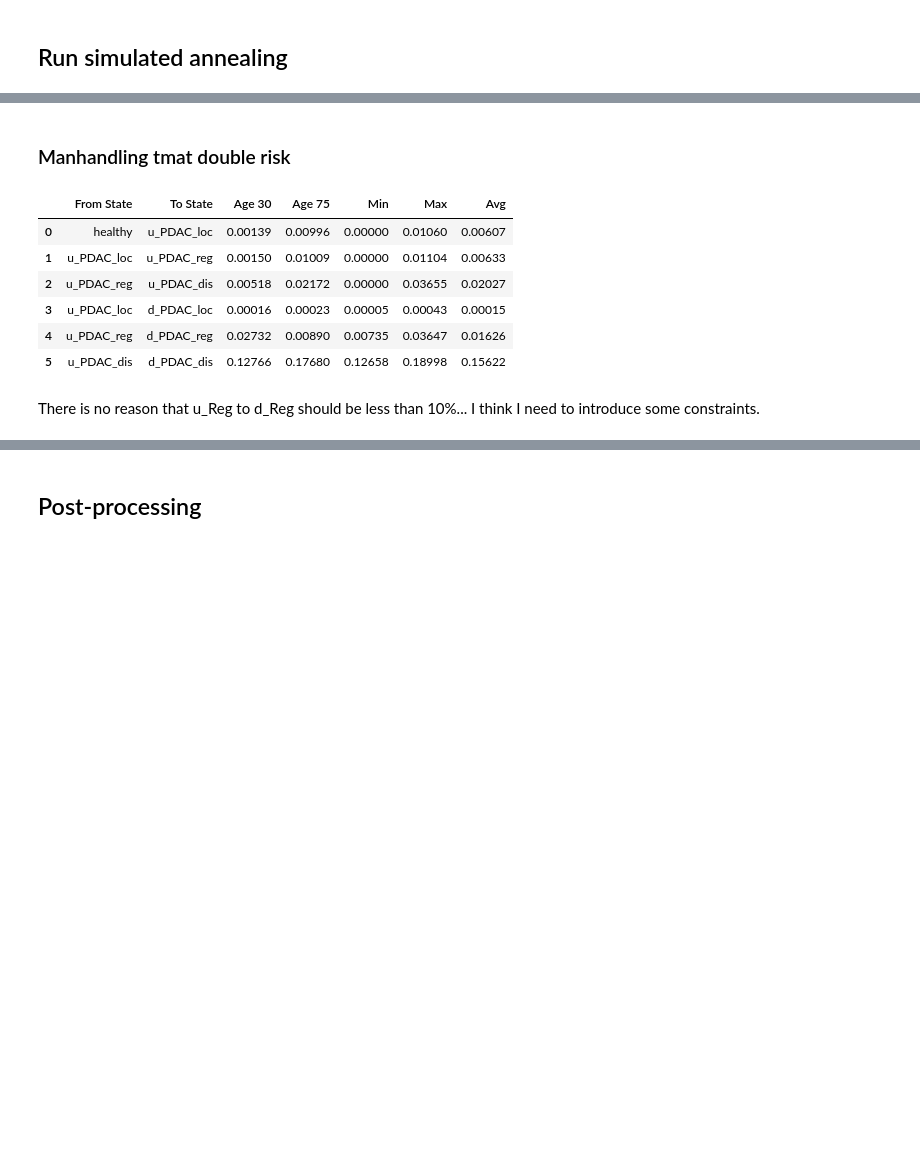
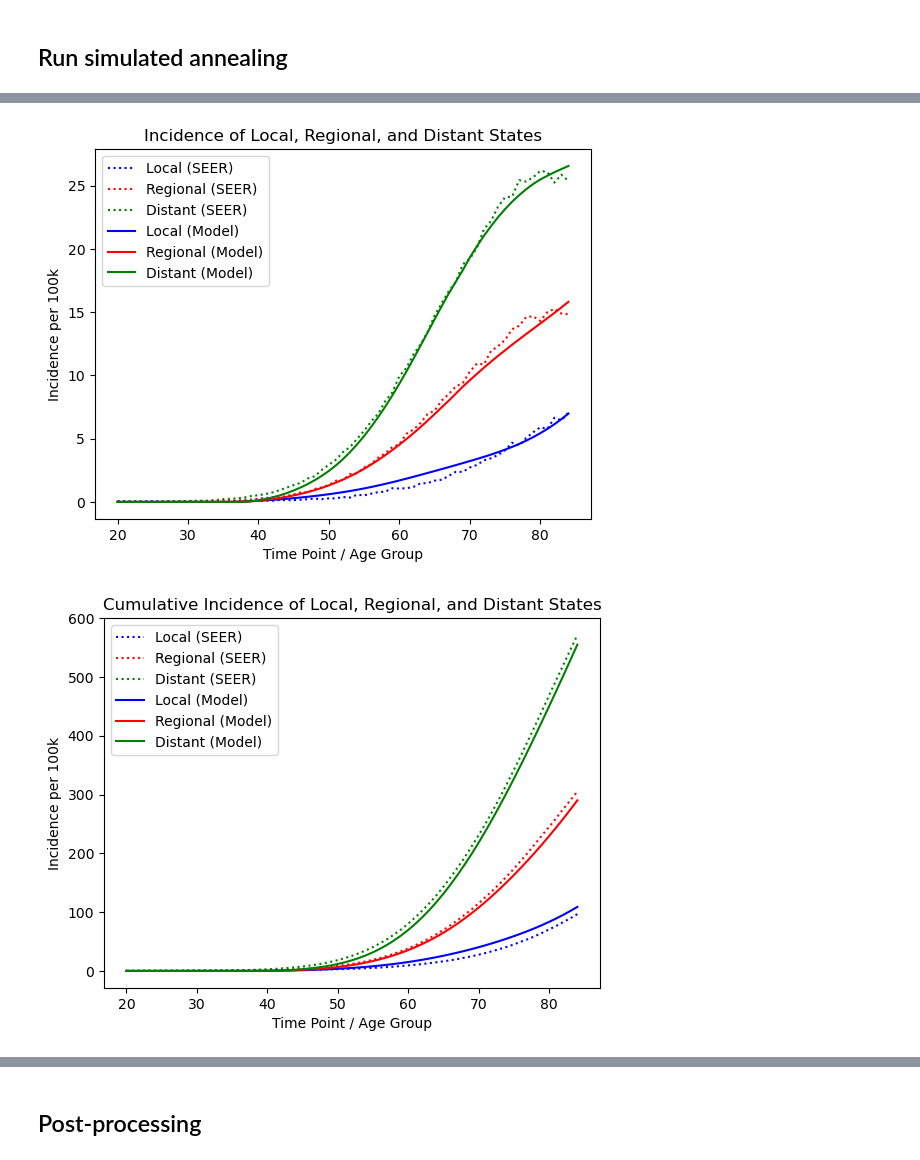
Before and after one commit to CUMC-HIRE/endpac-pancreatic-model, a Jupyter notebook: notebooks/pdac-calibration-age-1y.ipynb, the cells around one changed output, grey strips where cells are left out. Drawn from its saved outputs; the diff is of its cells as text; code cells hidden in the pictures; blank space fills up the shorter version.

Commit message:
pooled commit w/ working tmats

```diff
--- a/notebooks/pdac-calibration-age-1y.ipynb
+++ b/notebooks/pdac-calibration-age-1y.ipynb
@@ -405,2 +307,0 @@ np.save("../out/tmats/20241220_0723_tmat.npy", tmat_smoothed)
-# %% [markdown]
-### Manhandling tmat double risk
@@ -409,12 +307,0 @@ tmat = np.load("../out/double/tmats/20241226_1938_tmat.npy")
-# %%
-p.extract_transition_probs(tmat, type="treeage", metric="avg", age_range=c.ages_1y)
-# %% [output]
-|  | From State | To State | Age 30 | Age 75 | Min | Max | Avg |
-| 0 | healthy | u_PDAC_loc | 0.00139 | 0.00996 | 0.00000 | 0.01060 | 0.00607 |
-| 1 | u_PDAC_loc | u_PDAC_reg | 0.00150 | 0.01009 | 0.00000 | 0.01104 | 0.00633 |
-| 2 | u_PDAC_reg | u_PDAC_dis | 0.00518 | 0.02172 | 0.00000 | 0.03655 | 0.02027 |
-| 3 | u_PDAC_loc | d_PDAC_loc | 0.00016 | 0.00023 | 0.00005 | 0.00043 | 0.00015 |
-| 4 | u_PDAC_reg | d_PDAC_reg | 0.02732 | 0.00890 | 0.00735 | 0.03647 | 0.01626 |
-| 5 | u_PDAC_dis | d_PDAC_dis | 0.12766 | 0.17680 | 0.12658 | 0.18998 | 0.15622 |
-# %% [markdown]
-There is no reason that u_Reg to d_Reg should be less than 10%... I think I need to introduce some constraints.
@@ -420,0 +352,8 @@ There is no reason that u_Reg to d_Reg should be less than 10%... I think I need
+# %%
+tmat = np.load("../out/avg/tmats/20250106_1626_tmat.npy")
+result = run_markov(tmat)
+p.plot_vs_seer(result[0], show_plot=True)
+p.plot_vs_seer_cumulative(result[0], show_plot=True)
+# %% [output]
+[figure, added]
+[figure, added]
```
Also changed, not shown: parts of 29 cells of this notebook, 30 other files.
